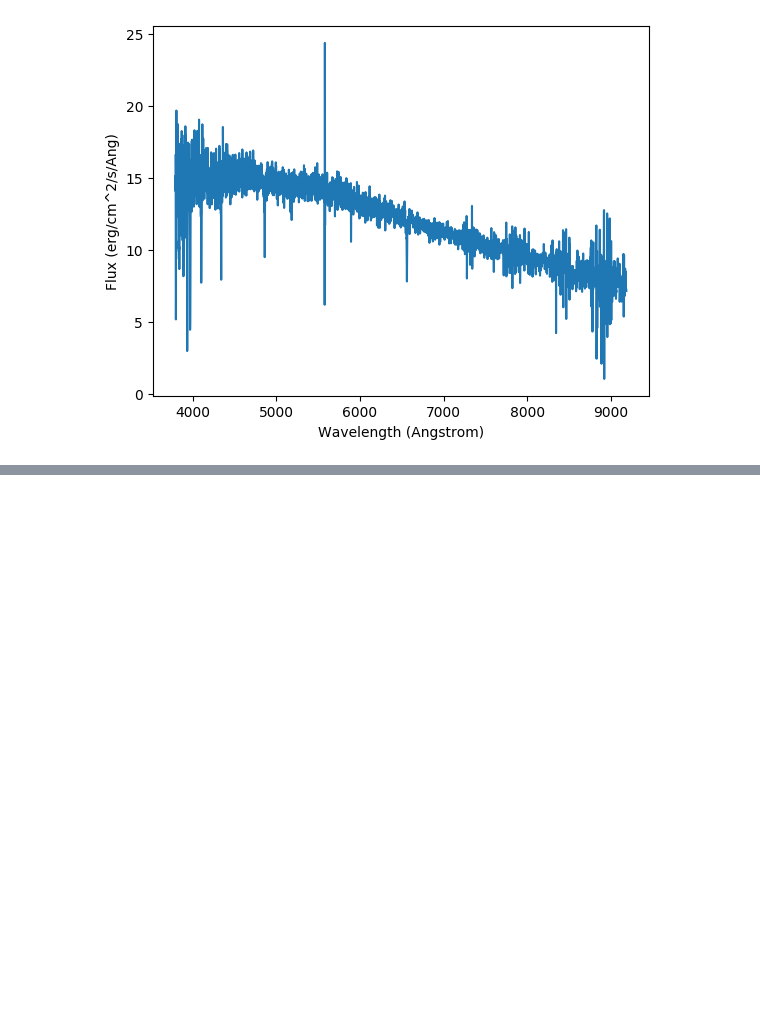
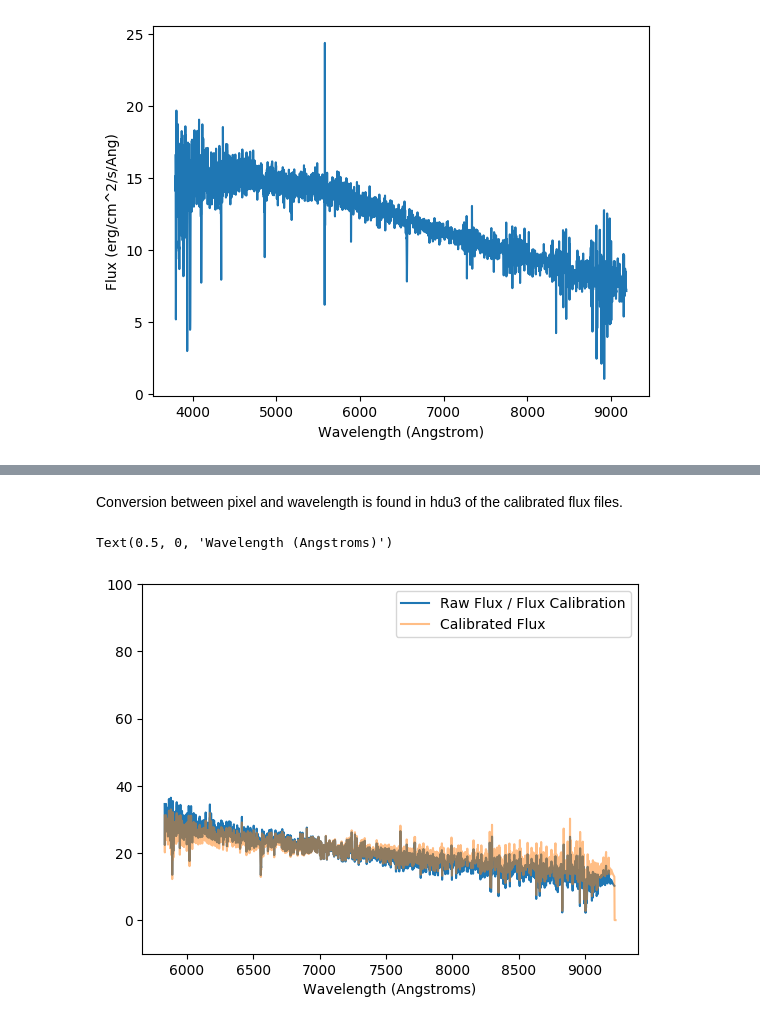
Before and after one commit to dirac-institute/stellar_karaoke, a Jupyter notebook: SDSS_Spectra_with_astroquery.ipynb, the cells around one changed output, grey strips where cells are left out. Drawn from its saved outputs; the diff is of its cells as text; code cells hidden in the pictures; blank space fills up the shorter version.

```diff
--- a/SDSS_Spectra_with_astroquery.ipynb
+++ b/SDSS_Spectra_with_astroquery.ipynb
@@ -123,0 +343,2 @@ Text(0, 0.5, 'Flux (erg/cm^2/s/Ang)')
+# %%
+calibFrame = fits.open(f'data/{plateNumber}/spCFrame-r1-{expIdDownload}.fits')
@@ -123,0 +360,12 @@ Text(0, 0.5, 'Flux (erg/cm^2/s/Ang)')
+# %% [markdown]
+Conversion between pixel and wavelength is found in hdu3 of the calibrated flux files.
+# %%
+plt.plot(10**calibFrame[3].data[0], (frame[0].data[0] / fluxCalib[0].data[0]), label='Raw Flux / Flux Calibration')
+plt.plot(10**calibFrame[3].data[0], calibFrame[0].data[0], label='Calibrated Flux', alpha=0.5)
+#plt.plot(calibFrame[6].data[0], alpha=0.5)
+plt.ylim(-10, 100)
+plt.legend()
+plt.xlabel('Wavelength (Angstroms)')
+# %% [output]
+Text(0.5, 0, 'Wavelength (Angstroms)')
+[figure, added]
```
Also changed, not shown: parts of 36 cells of this notebook.
